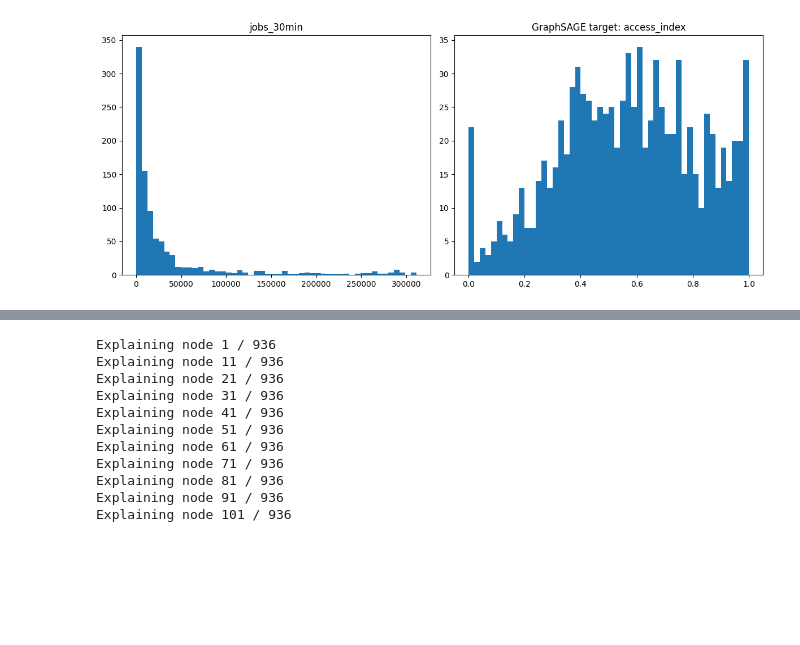
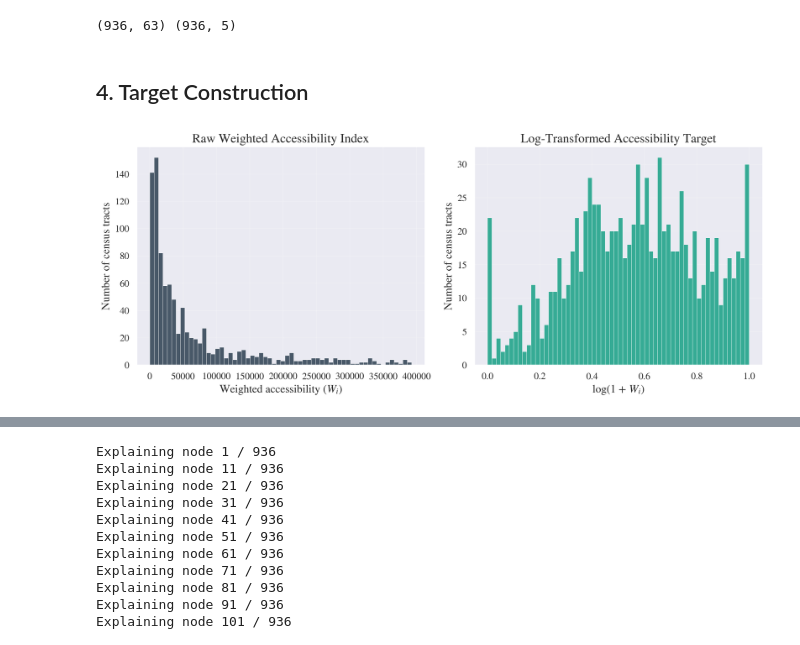
Before and after one commit to BeaudeRooij/thesis, a Jupyter notebook: notebooks/04_GraphSAGE_model.ipynb, the cells around one changed output, grey strips where cells are left out. Saved outputs shown, nothing was run; the diff lists cells and outputs as text; code cells hidden in the pictures; blank space fills up the shorter version.

```diff
--- a/notebooks/04_GraphSAGE_model.ipynb
+++ b/notebooks/04_GraphSAGE_model.ipynb
@@ -16 +53,12 @@ from torch_geometric.nn import SAGEConv
+# %%
+# Atlanta
+STATE = "13" # Georgia
+COUNTIES = ["121", "089", "067", "135"] # Fulton, DeKalb, Cobb, Gwinnett
+
+X_df = pd.read_parquet("../data/processed_predictors/atlanta_2023_predictor_dataset.parquet")
+y_df = pd.read_parquet("../data/processed_job_accessibility/accessibility_state-GA_counties-121-089-067-135_year-2023_thresholds-15-30-45-60.parquet")
+
+print(X_df.shape, y_df.shape)
+# %% [output]
+(936, 63) (936, 5)
 # %%
@@ -57,13 +72,0 @@ from torch_geometric.nn import SAGEConv
-# %%
-STATE = "13"
-COUNTIES = ["121", "089", "067", "135"]
-RANDOM_STATE = 42
-N_CLUSTERS = 5
-
-X_df = pd.read_parquet(
-    "../data/processed_predictors/atlanta_2023_predictor_dataset.parquet"
-)
-
-y_df = pd.read_parquet(
-    "../data/processed_job_accessibility/accessibility_state-GA_counties-121-089-067-135_year-2023_thresholds-15-30-45-60.parquet"
-)
@@ -69,0 +91,2 @@ y_df = pd.read_parquet(
+# %% [markdown]
+## 4. Target Construction
@@ -118,15 +128,33 @@ y_df["access_index"] = (
 y_df["access_index"] = y_df["access_index"].clip(0, 1)
 # %%
-# %%
-fig, axes = plt.subplots(1, 2, figsize=(12, 5))
+fig, axes = plt.subplots(1, 2, figsize=(12, 5), dpi=300)
 
-axes[0].hist(y_df["jobs_30min"], bins=50)
-axes[0].set_title("jobs_30min")
+common_hist_style = dict(
+    bins=60,
+    edgecolor="white",
+    linewidth=0.4,
+    alpha=0.85
+)
 
-axes[1].hist(y_df["access_index"], bins=50)
-axes[1].set_title("GraphSAGE target: access_index")
+axes[0].hist(
+    weighted_sum,
+    color="#2C3E50",
+    **common_hist_style
+)
+axes[0].set_title("Raw Weighted Accessibility Index")
+axes[0].set_xlabel(r"Weighted accessibility ($W_i$)")
+axes[0].set_ylabel("Number of census tracts")
+
+axes[1].hist(
+    y_df["access_index"],
+    color="#16A085",
+    **common_hist_style
+)
+axes[1].set_title("Log-Transformed Accessibility Target")
+axes[1].set_xlabel(r"log(1 + $W_i$)")
+axes[1].set_ylabel("Number of census tracts")
 
 plt.tight_layout()
 plt.show()
 # %% [output]
-[figure, old version]
+[figure, new version]
```
Also changed, not shown: parts of 46 cells of this notebook, 3 other files.
